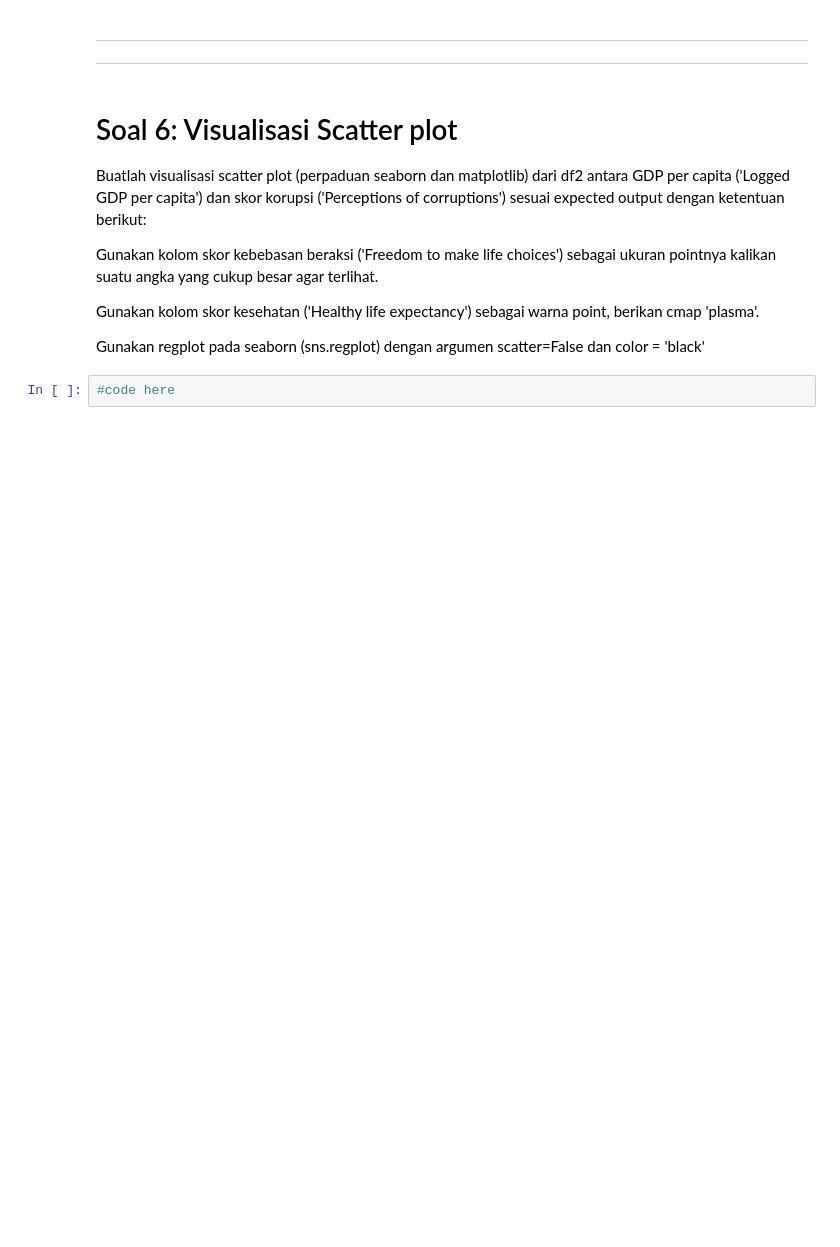
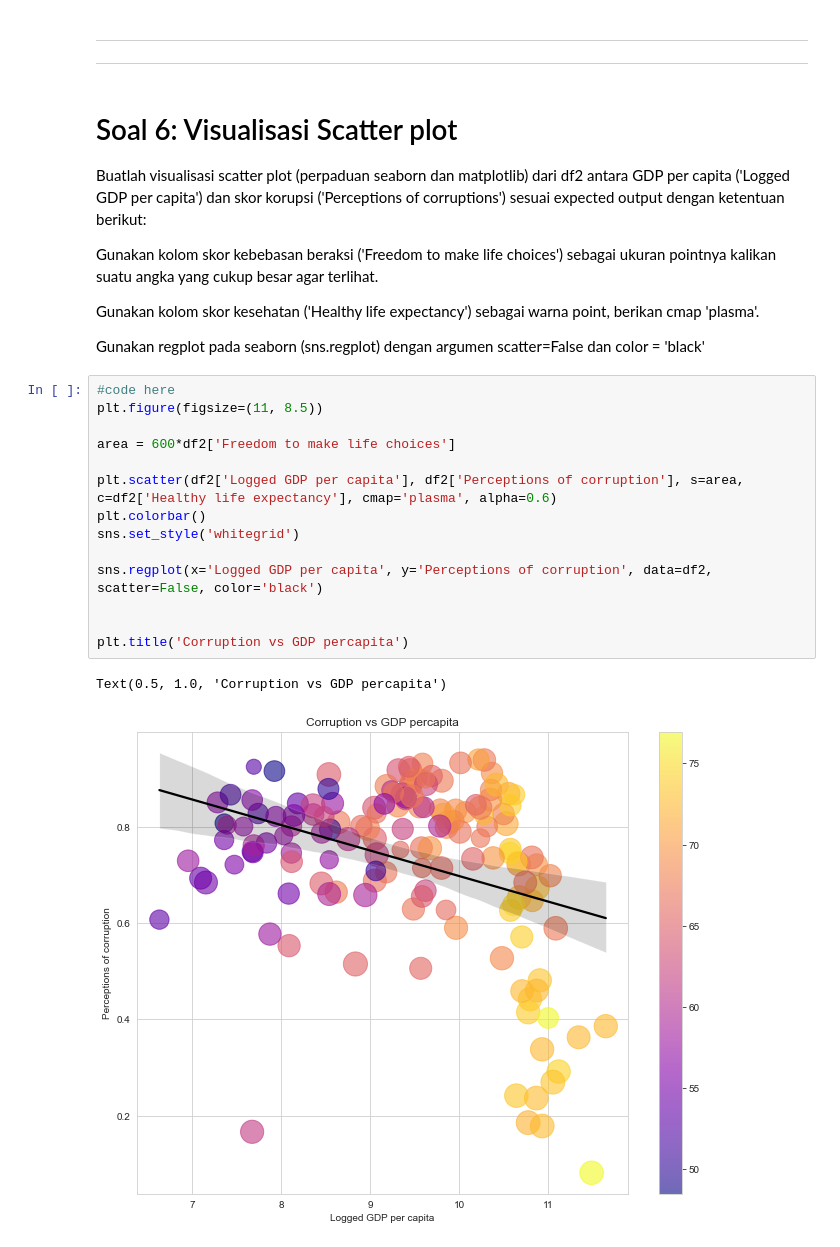
Before and after one commit to benidictusgalihmp/DS-SanberCode, a Jupyter notebook: Quiz/1630649940_Quiz_Pekan_3.ipynb, the cells around one changed output. Cells and saved outputs as stored; diff of their text form; blank space fills up the shorter version.

```diff
--- a/Quiz/1630649940_Quiz_Pekan_3.ipynb
+++ b/Quiz/1630649940_Quiz_Pekan_3.ipynb
@@ -265,8 +266,23 @@ Gunakan kolom skor kebebasan beraksi ('Freedom to make life choices') sebagai uk
 Gunakan kolom skor kesehatan ('Healthy life expectancy') sebagai warna point, berikan cmap 'plasma'.
 
 Gunakan regplot pada seaborn (sns.regplot) dengan argumen scatter=False dan color = 'black'
-# %%
-#code here
+# %%
+#code here
+plt.figure(figsize=(11, 8.5))
+
+area = 600*df2['Freedom to make life choices']
+
+plt.scatter(df2['Logged GDP per capita'], df2['Perceptions of corruption'], s=area, c=df2['Healthy life expectancy'], cmap='plasma', alpha=0.6)
+plt.colorbar()
+sns.set_style('whitegrid')
+
+sns.regplot(x='Logged GDP per capita', y='Perceptions of corruption', data=df2, scatter=False, color='black')
+
+
+plt.title('Corruption vs GDP percapita')
+# %% [output]
+Text(0.5, 1.0, 'Corruption vs GDP percapita')
+[figure, added]
 # %% [markdown]
 Expected output:
 
```
Also changed, not shown: parts of 1 cell of this notebook.
